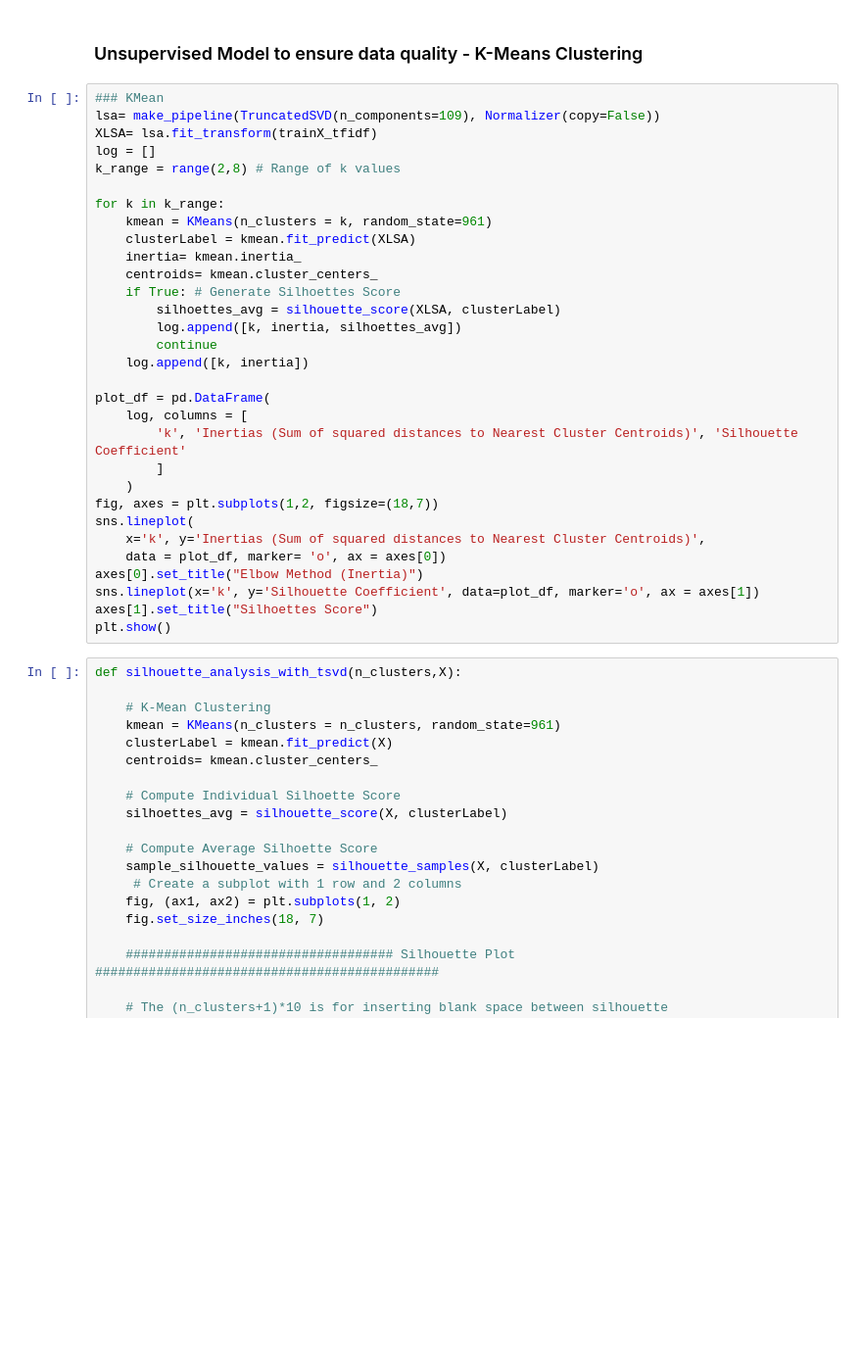
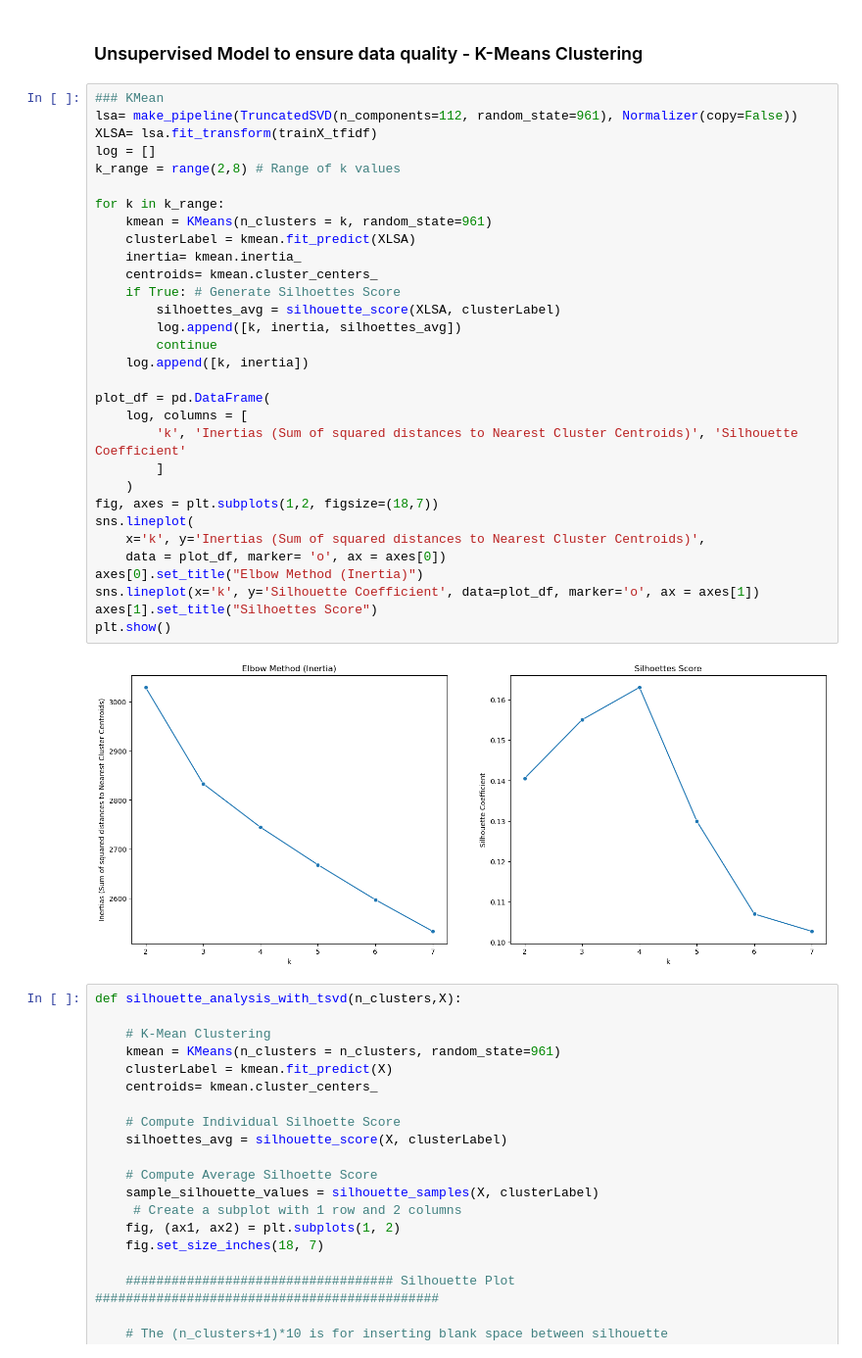
Before and after one commit to jjbocek/ToxicApp, a Jupyter notebook: Final_Project/Toxic_App_Main.ipynb, the cells around one changed output. Shown at 98% size. Drawn from its saved outputs; the diff is of its cells as text; blank space fills up the shorter version.

```diff
--- a/Final_Project/Toxic_App_Main.ipynb
+++ b/Final_Project/Toxic_App_Main.ipynb
@@ -278,35 +257,37 @@ bestN
 ### Unsupervised Model to ensure data quality - K-Means Clustering
 # %%
 ### KMean
-lsa= make_pipeline(TruncatedSVD(n_components=109), Normalizer(copy=False))
+lsa= make_pipeline(TruncatedSVD(n_components=112, random_state=961), Normalizer(copy=False))
 XLSA= lsa.fit_transform(trainX_tfidf)
 log = []
 k_range = range(2,8) # Range of k values
 
 for k in k_range:
     kmean = KMeans(n_clusters = k, random_state=961)
     clusterLabel = kmean.fit_predict(XLSA)
     inertia= kmean.inertia_
     centroids= kmean.cluster_centers_
     if True: # Generate Silhoettes Score
         silhoettes_avg = silhouette_score(XLSA, clusterLabel)
         log.append([k, inertia, silhoettes_avg])
         continue
     log.append([k, inertia])
 
 plot_df = pd.DataFrame(
     log, columns = [
         'k', 'Inertias (Sum of squared distances to Nearest Cluster Centroids)', 'Silhouette Coefficient'
         ]
     )
 fig, axes = plt.subplots(1,2, figsize=(18,7))
 sns.lineplot(
     x='k', y='Inertias (Sum of squared distances to Nearest Cluster Centroids)',
     data = plot_df, marker= 'o', ax = axes[0])
 axes[0].set_title("Elbow Method (Inertia)")
 sns.lineplot(x='k', y='Silhouette Coefficient', data=plot_df, marker='o', ax = axes[1])
 axes[1].set_title("Silhoettes Score")
 plt.show()
+# %% [output]
+[figure, added]
 # %%
 def silhouette_analysis_with_tsvd(n_clusters,X):
 
```
Also changed, not shown: parts of 8 cells of this notebook.
